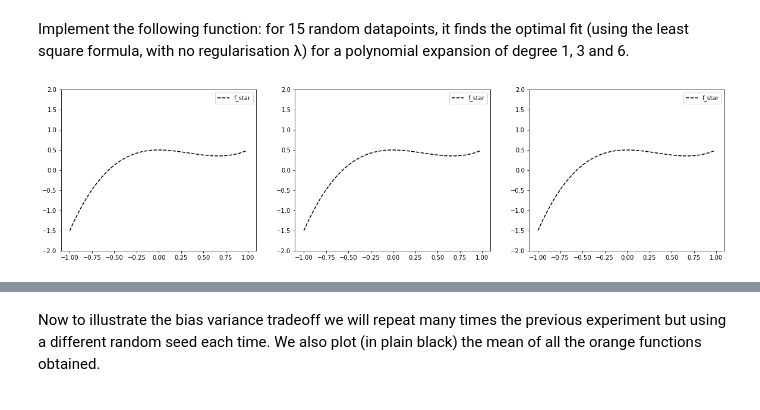
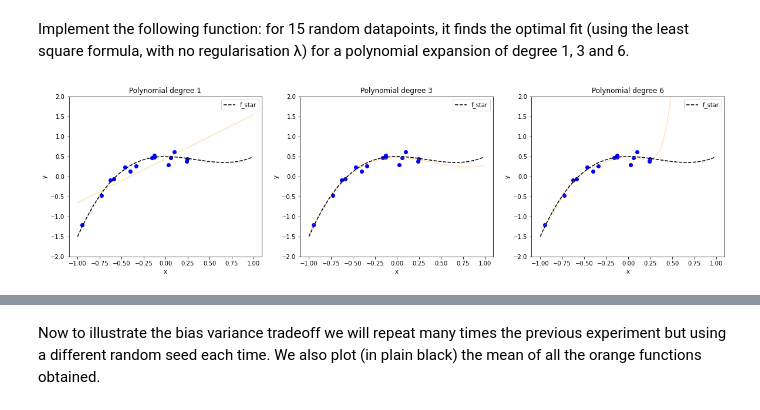
Before and after one commit to Hecramco/ML_course, a Jupyter notebook: labs/ex04/template/ex04.ipynb, the cells around one changed output, grey strips where cells are left out. Saved outputs shown, nothing was run; the diff lists cells and outputs as text; code cells hidden in the pictures.

```diff
--- a/labs/ex04/template/ex04.ipynb
+++ b/labs/ex04/template/ex04.ipynb
@@ -310,39 +313,43 @@ def plot_f(weights, degree, ax, label = None):
 # %% [markdown]
 Implement the following function: for 15 random datapoints, it finds the optimal fit (using the least square formula, with no regularisation λ) for a polynomial expansion of degree 1, 3 and 6.
 # %%
+from numpy import poly
 from least_squares import least_squares
 
 def bias_variance_one_seed(sigma, degrees, seed):
     """One run of the optimal fit for 15 random points and different polynomial expansion degrees.
 
     Args:
         sigma: scalar, noise variance
         degrees: shape = (3,), 3 different degrees to consider
         seed: integer, random see
     Returns:
     """
 
 
     # we will generate 15 random datapoints from the [-1, 1] uniform distribuion
     num_data = 15
     np.random.seed(seed)  # set random seed for reproducibility
     xs = np.random.uniform(-1, 1, num_data)
     # the outputs will be f_star(x) + some random gaussian noise of variance sigma**2
     ys = f_star(xs) + sigma * np.random.randn(num_data).T
 
     fig, axs = plt.subplots(1, 3, figsize = (20, 5))
     for index_degree, degree in enumerate(degrees):
         # ***************************************************
-        # INSERT YOUR CODE HERE
+        tx = build_poly(xs, degree)
+        w, err_tr = least_squares(ys, tx)
+        axs[index_degree].scatter(xs,ys, color = 'b')
+        plot_poly(xs, ys, weights = w, degree = degree, ax = axs[index_degree])
         # ***************************************************
 
         plot_fstar(axs[index_degree])
         axs[index_degree].legend()
     plt.show()
 
 bias_variance_one_seed(0.1, [1, 3, 6], seed = 2)
 # %% [output]
-[figure, old version]
+[figure, new version]
 # %% [markdown]
 Your output should ressemble (for seed = 2) to this:
 ![alt text](bias_variance_one_run.png)
```
Also changed, not shown: parts of 3 cells of this notebook, 1 other file.
